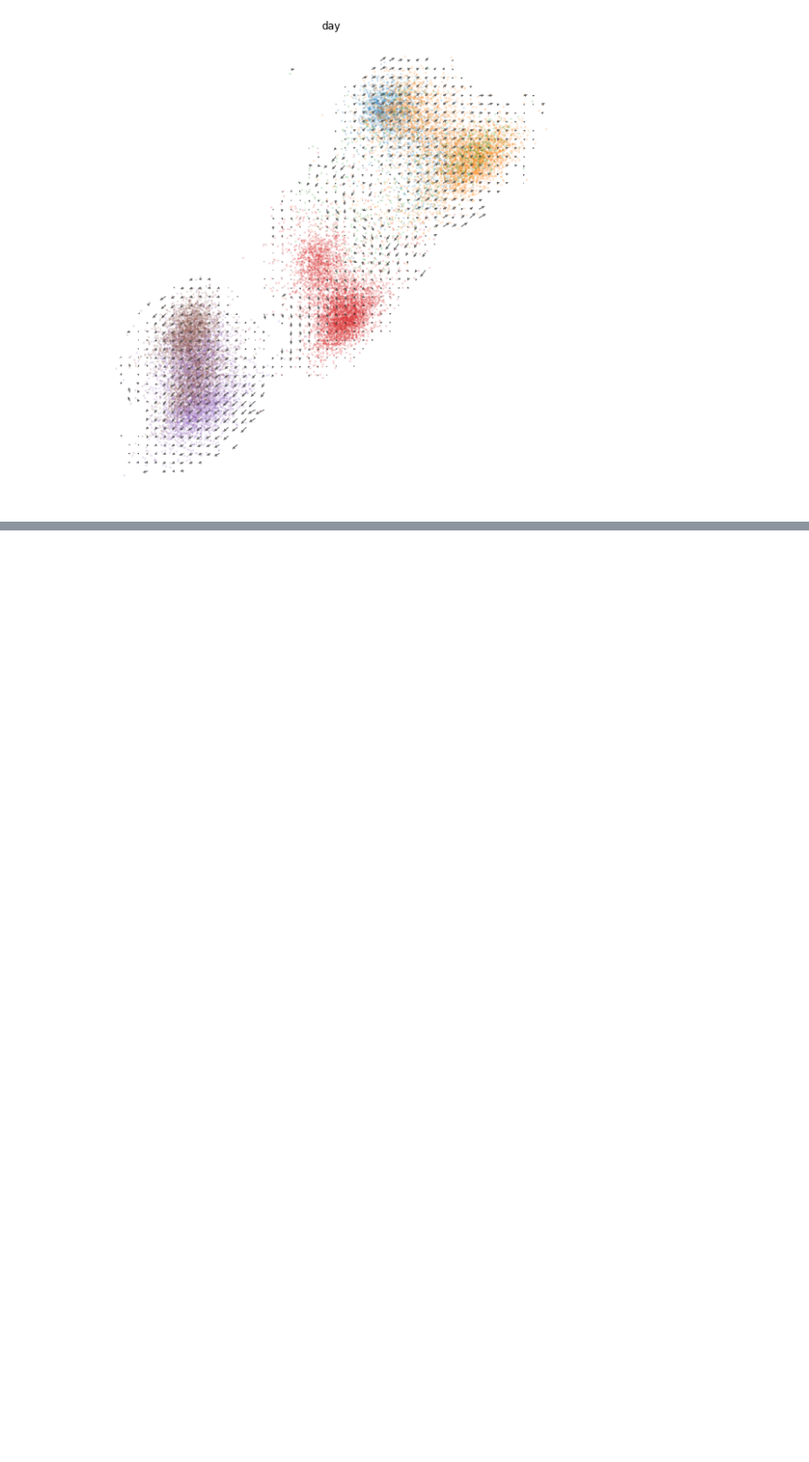
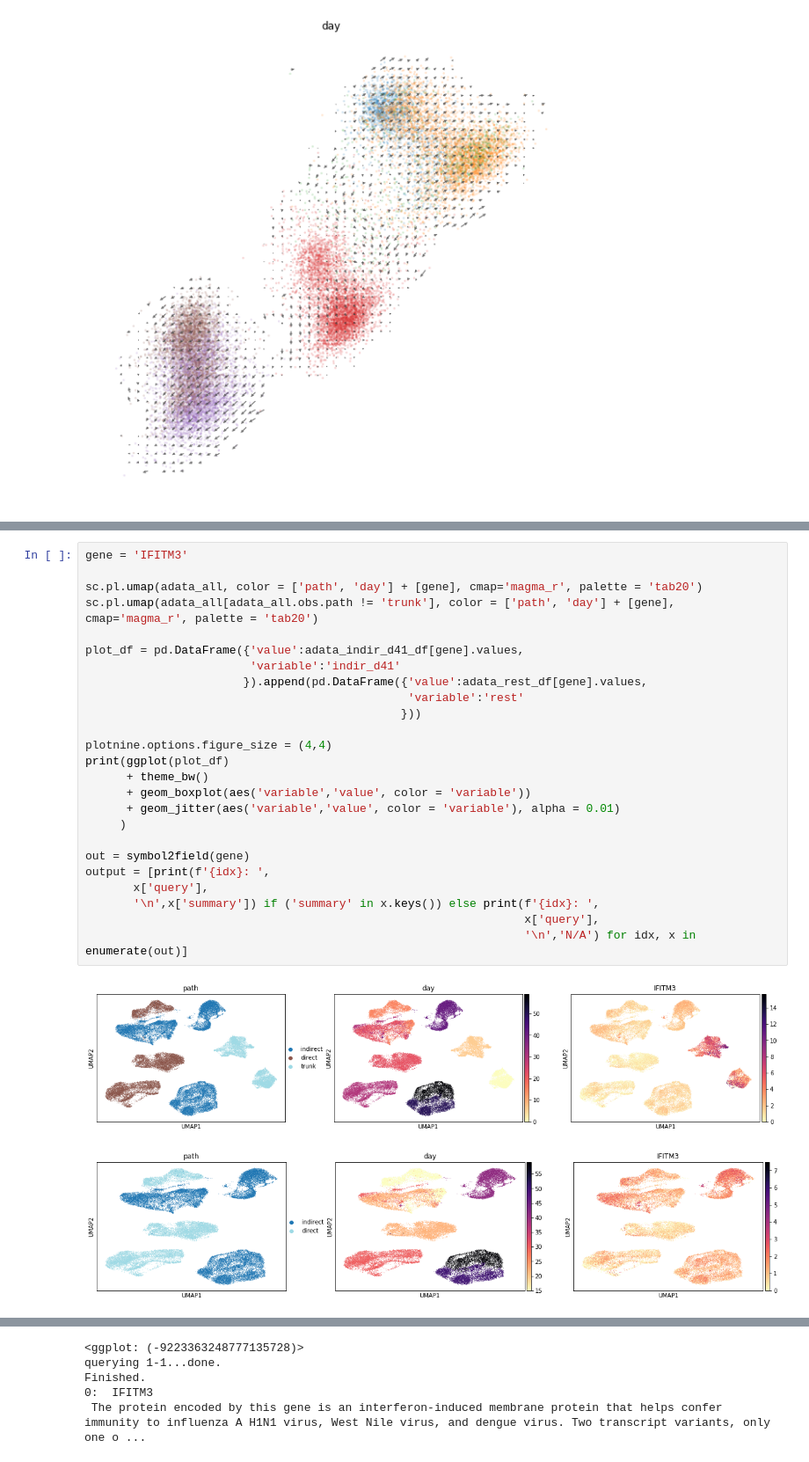
Before and after one commit to czbiohub/darmanis_group_DL_notebook, a Jupyter notebook: DL20190228_dish_mel_preprocess.ipynb, the cells around one changed output, grey strips where cells are left out. Shown at 88% size. Cells and saved outputs as stored; diff of their text form; blank space fills up the shorter version.

```diff
--- a/DL20190228_dish_mel_preprocess.ipynb
+++ b/DL20190228_dish_mel_preprocess.ipynb
@@ -623,0 +589,28 @@ scv.pl.velocity_embedding_grid(adata_velo_merge[adata_velo_merge.obs.path == 'in
+# %%
+gene = 'IFITM3'
+
+sc.pl.umap(adata_all, color = ['path', 'day'] + [gene], cmap='magma_r', palette = 'tab20')
+sc.pl.umap(adata_all[adata_all.obs.path != 'trunk'], color = ['path', 'day'] + [gene], cmap='magma_r', palette = 'tab20')
+
+plot_df = pd.DataFrame({'value':adata_indir_d41_df[gene].values,
+                        'variable':'indir_d41'
+                       }).append(pd.DataFrame({'value':adata_rest_df[gene].values,
+                                               'variable':'rest'
+                                              }))
+
+plotnine.options.figure_size = (4,4)
+print(ggplot(plot_df)
+      + theme_bw()
+      + geom_boxplot(aes('variable','value', color = 'variable'))
+      + geom_jitter(aes('variable','value', color = 'variable'), alpha = 0.01)
+     )
+
+out = symbol2field(gene)
+output = [print(f'{idx}: ',
+       x['query'],
+       '\n',x['summary']) if ('summary' in x.keys()) else print(f'{idx}: ',
+                                                                x['query'],
+                                                                '\n','N/A') for idx, x in enumerate(out)]
+# %% [output]
+[figure, added]
+[figure, added]
@@ -623,0 +618,5 @@ scv.pl.velocity_embedding_grid(adata_velo_merge[adata_velo_merge.obs.path == 'in
+<ggplot: (-9223363248777135728)>
+querying 1-1...done.
+Finished.
+0:  IFITM3
+ The protein encoded by this gene is an interferon-induced membrane protein that helps confer immunity to influenza A H1N1 virus, West Nile virus, and dengue virus. Two transcript variants, only one o ...
```
Also changed, not shown: parts of 16 cells of this notebook, 2 other files.
